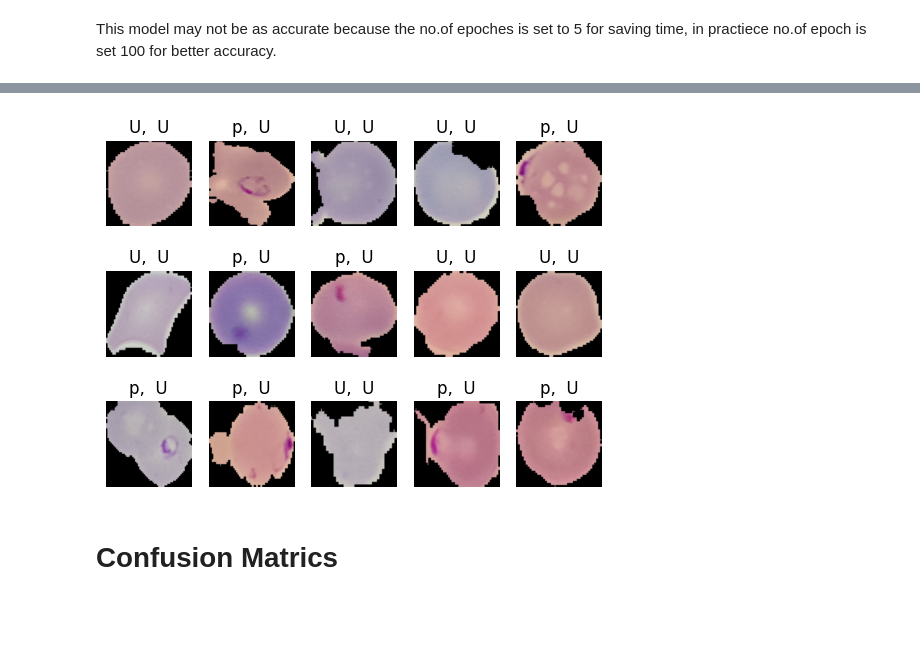
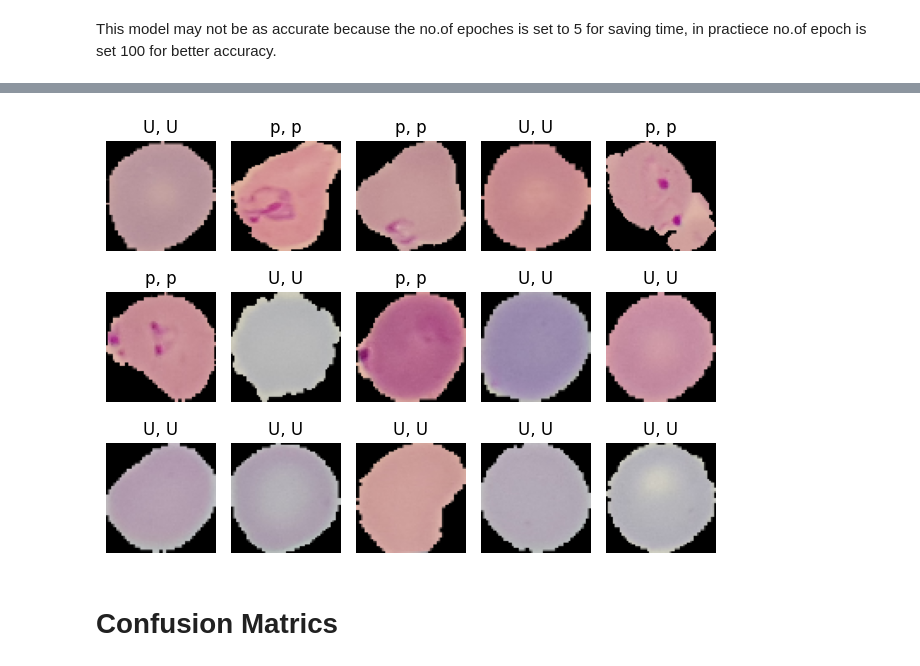
Before and after one commit to Sravya106/ML-DL, a Jupyter notebook: Malaria_classifier.ipynb, the cells around one changed output, grey strips where cells are left out. Saved outputs shown, nothing was run; the diff lists cells and outputs as text; code cells hidden in the pictures; blank space fills up the shorter version.

```diff
--- a/Malaria_classifier.ipynb
+++ b/Malaria_classifier.ipynb
@@ -205,2 +88,15 @@ _________________________________________________________________
+# %%
+mobilenet_model = MobileNet(input_shape=(64, 64, 3), include_top=False, weights=None)
+
+model = models.Sequential([
+    mobilenet_model,
+    layers.GlobalAveragePooling2D(),
+    layers.Dense(1024, activation='relu'),
+    layers.Dense(1, activation='sigmoid')
+])
+# %%
+model.compile(optimizer=tf.keras.optimizers.Adam(learning_rate=0.01),
+              loss=tf.keras.losses.BinaryCrossentropy(),
+              metrics=['accuracy'])
 # %% [markdown]
 #Training
@@ -232,0 +123,13 @@ KeyboardInterrupt: ignored
+# %%
+from tensorflow.keras.callbacks import EarlyStopping
+early_stopping = EarlyStopping(monitor='val_loss',
+                               patience=1,
+                               mode='min',
+                               verbose=1)
+
+history = model.fit(
+    train_data,
+    validation_data=val_data,
+    epochs=5,
+    callbacks=[early_stopping]
+)
@@ -282,15 +197,16 @@ parasite_or_not(lenet_model.predict(test_data.take(1))[0][0])
 # %% [markdown]
 This model may not be as accurate because the no.of epoches is set to 5 for saving time, in practiece no.of epoch is set 100 for better accuracy.
 # %%
-import matplotlib.pyplot as plt
+for i, (image, label) in enumerate(test_data.take(15)):
+    ax = plt.subplot(3, 5, i + 1)
+    plt.imshow(image[0].numpy())
+    true_label = label.numpy()[0]
+    predicted_prob = model.predict(image)
+    predicted_label = int(predicted_prob[0][0] > 0.5)
 
-for i, (image, label) in enumerate(test_data.take(15)):
-    ax = plt.subplot(3, 5, i + 1)  # Use a 1x5 grid
-    plt.imshow(image[0].numpy())  # Convert the tensor to a NumPy array
-    true_label = label.numpy()[0]
-    predicted_label = lenet_model.predict(image)[0][0]
-    plt.title(f"{parasite_or_not(true_label)},  {parasite_or_not(predicted_label)}")
+    plt.title(f"{parasite_or_not(true_label)}, {parasite_or_not(predicted_label)}")
     plt.axis('off')
 
+plt.tight_layout()
 plt.show()
 # %% [output]
@@ -312,4 +228,4 @@ plt.show()
-[figure, old version]
+[figure, new version]
 # %% [markdown]
 # Confusion Matrics
 # %%
```
Also changed, not shown: parts of 27 cells of this notebook.
